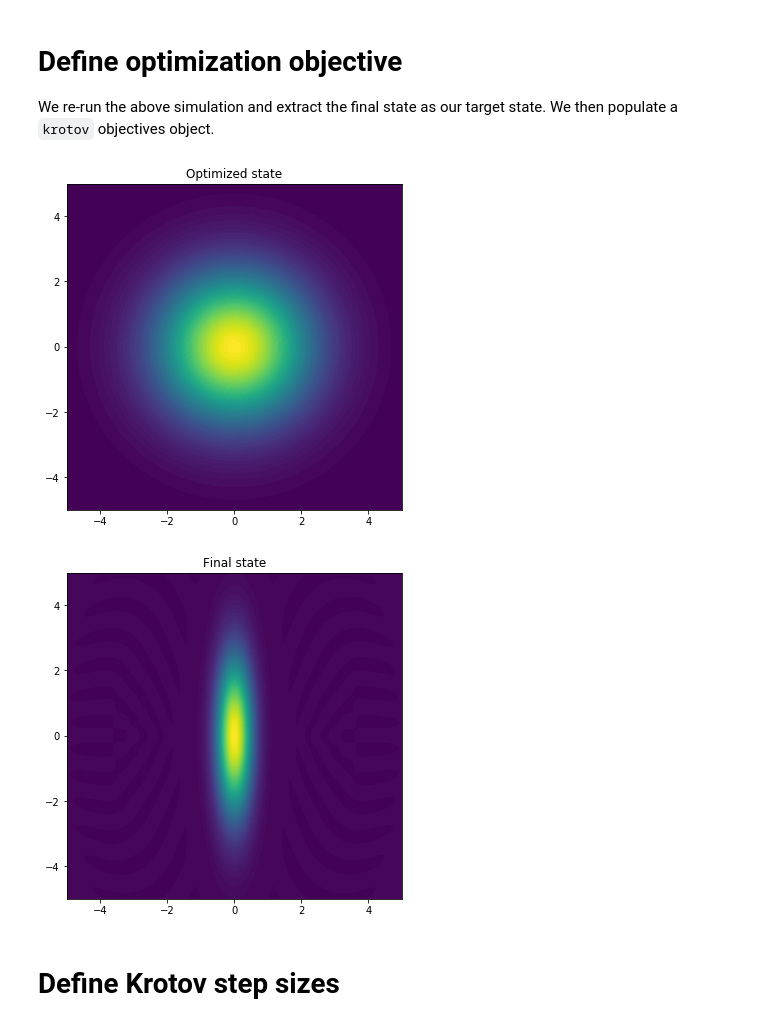
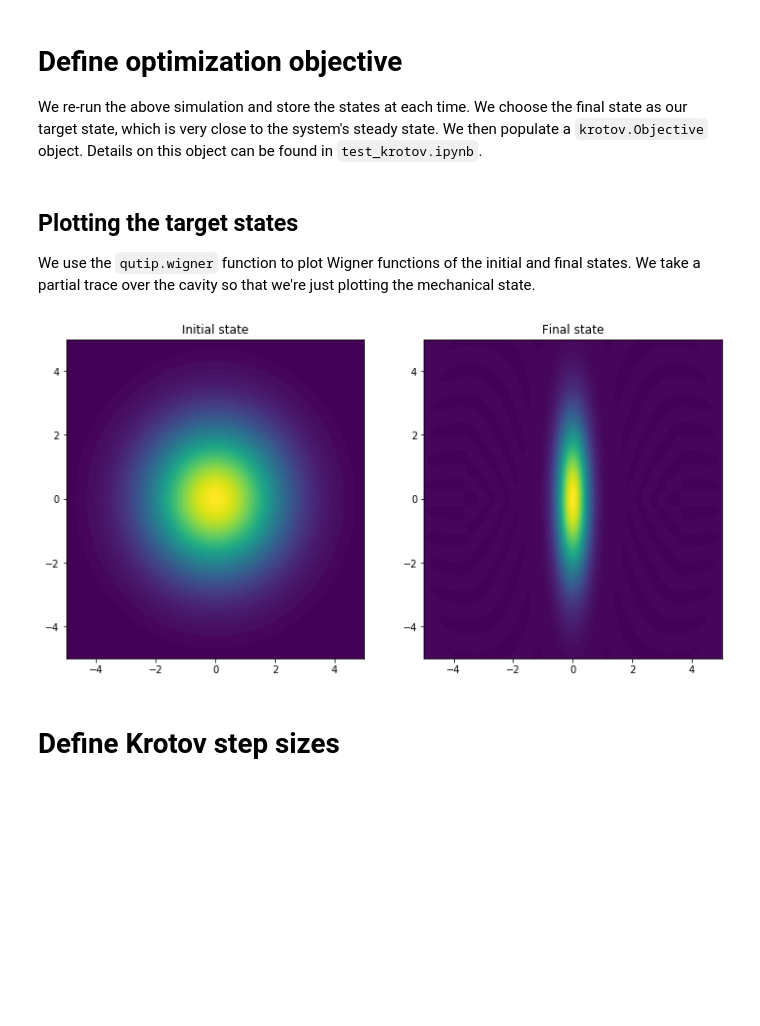
Before and after one commit to LucaTalamo/phys5070_final_project, a Jupyter notebook: mixed_state_optomechanical_squeezing.ipynb, the cells around one changed output. Drawn from its saved outputs; the diff is of its cells as text; code cells hidden in the pictures; blank space fills up the shorter version.

```diff
--- a/mixed_state_optomechanical_squeezing.ipynb
+++ b/mixed_state_optomechanical_squeezing.ipynb
@@ -58,14 +89,15 @@ def Liouvillian(Nd = 4, Nb = 40, nth = 0, Gamma_m = 1, kappa = 1e6, Gminus0 = 1e
     Lbs = qt.liouvillian(Hbs1 + Hbs2)
     Ltms = qt.liouvillian(Htms1 + Htms2)
 
-    # decay operators
-#     H0 = qt.Qobj(np.kron(np.zeros((Nd,Nd)), np.zeros((Nb, Nb)))) # define zero hamiltonian to feed into
-#                                                                  # Liouvillian function below. This MUST be a kroenecker product
-#                                                                  # in order for the dimensions to work out
-    L1 = qt.lindblad_dissipator(qt.tensor(np.sqrt(kappa)*qt.destroy(Nd), qt.identity(Nb))) # cavity decay
-    L2 = qt.lindblad_dissipator(qt.tensor(qt.identity(Nd), np.sqrt(Gamma_m*(nth+ 1))*qt.destroy(Nb))) # phonon emission into bath
-    L3 = qt.lindblad_dissipator(qt.tensor(qt.identity(Nd), np.sqrt(Gamma_m*nth)*qt.create(Nb))) # phonon absorption into bath
+    # define decay operators
+    H1 = qt.tensor(np.sqrt(kappa)*qt.destroy(Nd), qt.identity(Nb)) # cavity decay
+    H2 = qt.tensor(qt.identity(Nd), np.sqrt(Gamma_m*(nth+ 1))*qt.destroy(Nb)) # phonon emission into bath
+    H3 = qt.tensor(qt.identity(Nd), np.sqrt(Gamma_m*nth)*qt.create(Nb)) # phonon absorption into bath
 
+    # convert decay operators to Liovillian objects
+    L1 = qt.lindblad_dissipator(H1)
+    L2 = qt.lindblad_dissipator(H2)
+    L3 = qt.lindblad_dissipator(H3)
 
     return  [[Lbs, eps_minus],[Ltms, eps_plus], L1, L2, L3]
 
@@ -79,11 +110,11 @@ Final state is
 # initial state
 rho_init = qt.tensor(qt.fock_dm(Nd, 0), qt.thermal_dm(Nb, nth))
 
-# define X1 projector
+# define X1^2 projector
 X1m = (qt.create(Nb) + qt.destroy(Nb))/np.sqrt(2)
 proj0 = qt.tensor(qt.identity(Nd), X1m**2)
 
-# define X2 projector
+# define X2^2 projector
 X2m = (qt.create(Nb) - qt.destroy(Nb))/np.sqrt(2)/1j
 proj1 = qt.tensor(qt.identity(Nd), X2m**2)
 
@@ -91,7 +122,7 @@ proj1 = qt.tensor(qt.identity(Nd), X2m**2)
 proj2 = qt.tensor(qt.identity(Nd), qt.create(Nb)*qt.destroy(Nb))
 
 # define time array
-tlist = np.linspace(0, 15, 1000)/1000 # time in seconds
+tlist = np.linspace(0, 15e-3, 1000) # time in seconds
 
 # simulate trajectory
 guess_dynamics = qt.mesolve(L, rho0 = rho_init, tlist=tlist, e_ops=[proj0, proj1, proj2])
@@ -133,5 +195,5 @@ print(10*np.log10((qt.fock_dm(Nb, 0)*X1m**2).tr()/guess_dynamics.expect[0][-1]))
 # %% [markdown]
 # Define optimization objective
 
-We re-run the above simulation and extract the final state as our target state. We then populate a `krotov` objectives object.
+We re-run the above simulation and store the states at each time. We choose the final state as our target state, which is very close to the system's steady state. We then populate a `krotov.Objective` object. Details on this object can be found in `test_krotov.ipynb`.
 # %%
@@ -140,32 +203,27 @@ guess_dynamics_states = qt.mesolve(L, rho0 = rho_init, tlist=tlist)
 #define final state and objective function
 rho_final = guess_dynamics_states.states[-1]
 objectives = [krotov.Objective(initial_state = rho_init, target = rho_final, H=L)]
+# %% [markdown]
+## Plotting the target states
+
+We use the `qutip.wigner` function to plot Wigner functions of the initial and final states. We take a partial trace over the cavity so that we're just plotting the mechanical state.
 # %%
+# define x limits
 xvec = np.linspace(-5,5,200)
 
-# plot initial mechanical state
+# store initial and final mechanical state in a contour plotting object
 W_init = qt.wigner(rho_init.ptrace(1), xvec, xvec)
-
-# plot the results
-
-fig, ax = plt.subplots(figsize = (6,6))
-cont0 = ax.contourf(xvec, xvec, W_init, 100)
-lbl0 = ax.set_title("Optimized state")
-plt.show()
-
-
-# plot final mechancal state
 W_final = qt.wigner(rho_final.ptrace(1), xvec, xvec)
 
-# plot the results
-
-fig, ax = plt.subplots(figsize = (6,6))
-cont0 = ax.contourf(xvec, xvec, W_final, 100)
-lbl0 = ax.set_title("Final state")
+# plot the states
+fig, (ax1, ax2) = plt.subplots(1,2,figsize = (12,6))
+ax1.contourf(xvec, xvec, W_init, 100)
+ax1.set_title("Initial state")
+ax2.contourf(xvec, xvec, W_final, 100)
+ax2.set_title("Final state")
 plt.show()
 # %% [output]
-[figure, old version]
+[figure, new version]
-[figure, removed]
 # %% [markdown]
 # Define Krotov step sizes
 # %%
```
Also changed, not shown: parts of 12 cells of this notebook.
